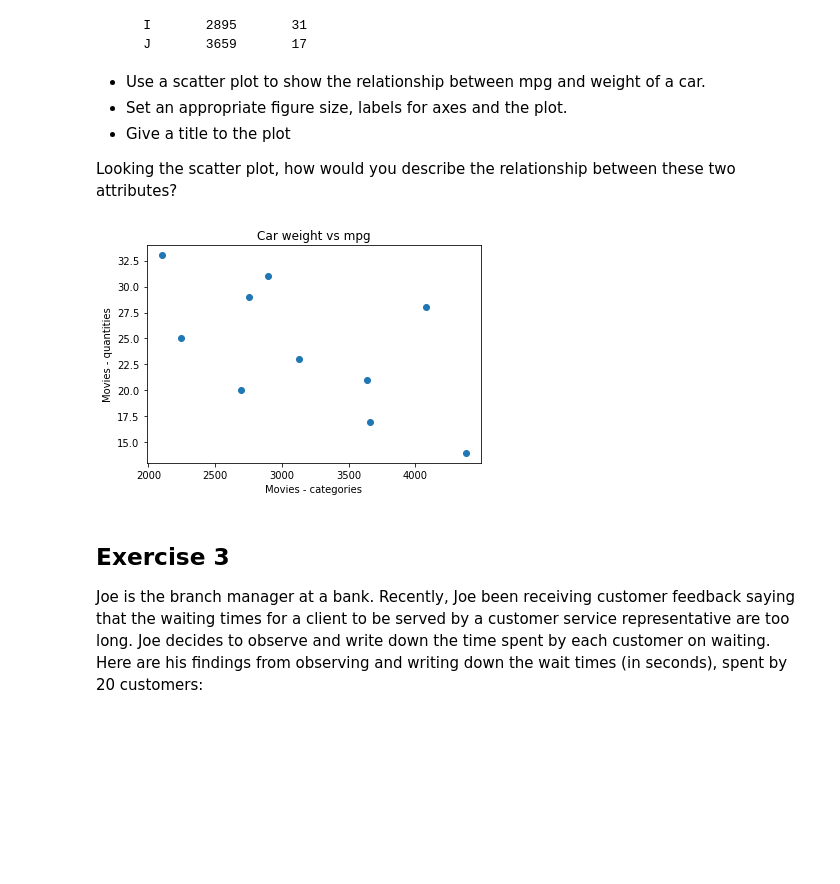
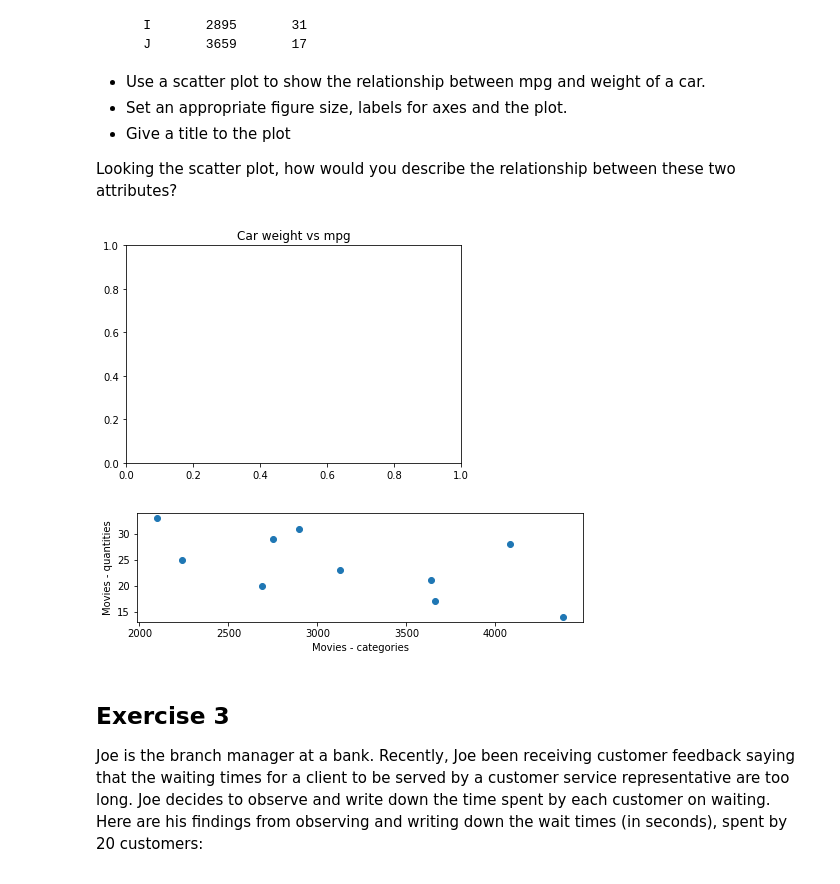
Before and after one commit to fleralle/dsc-data-viz-lab-houston-ds-042219, a Jupyter notebook: index.ipynb, the cells around one changed output. Cells and saved outputs as stored; diff of their text form; code cells hidden in the pictures; blank space fills up the shorter version.

```diff
--- a/index.ipynb
+++ b/index.ipynb
@@ -73,32 +73,33 @@ Looking the scatter plot, how would you describe the relationship between these
 # %%
 # import the required libraries
 import numpy as np
 import matplotlib.pyplot as plt
 
 # Set plot space as inline for inline plots and qt for external plots
 %matplotlib inline
 
 weight = [2750, 3125, 2100, 4082, 2690, 3640, 4380, 2241, 2895, 3659]
 mpg = [29, 23, 33, 28, 20, 21, 14, 25, 31, 17]
 
 # Give a title to the bar graph
 plt.title('Car weight vs mpg')
 
 # Set the figure size in inches
-# plt.figure(figsize=(8,6))
+plt.figure(figsize=(8,2))
 
 # Plot with scatter()
 plt.scatter(weight,mpg)
 
 # Set x and y axes labels and give titles
 # plt.legend()
 plt.xlabel('Movies - categories')
 plt.ylabel('Movies - quantities')
 
 # Output the final plot
 plt.show()
 # %% [output]
-[figure, old version]
+[figure, new version]
+[figure, added]
 # %% [markdown]
 ## Exercise 3
 
```
